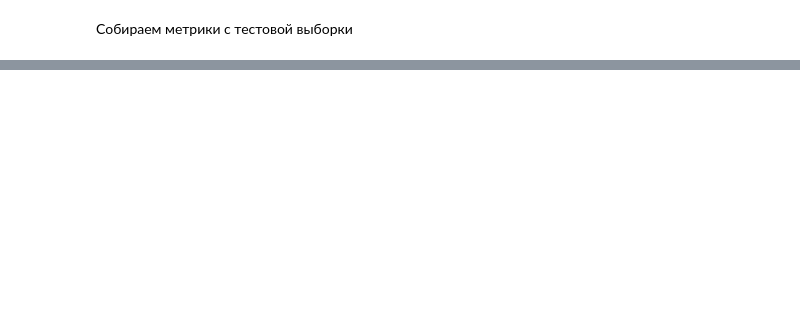
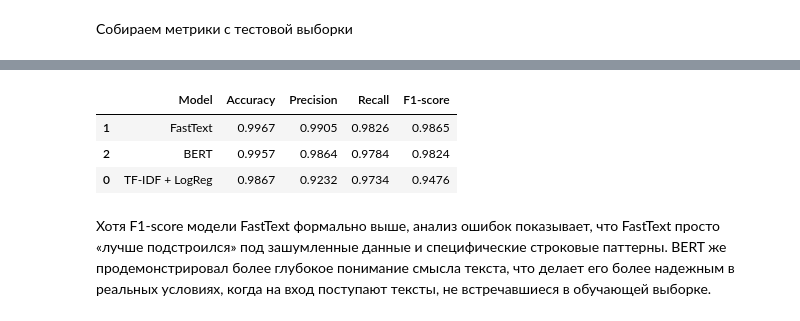
Before and after one commit to aka-iriska/text_classification, a Jupyter notebook: solution.ipynb, the cells around one changed output, grey strips where cells are left out. Cells and saved outputs as stored; diff of their text form; code cells hidden in the pictures; blank space fills up the shorter version.

```diff
--- a/solution.ipynb
+++ b/solution.ipynb
@@ -702,7 +815,7 @@ tn, fp, fn, tp = confusion_matrix(test_df['true_label'], y_pred_bert).ravel()
 precision = precision_sc(tp = tp, fp=fp)
 recall = recall_sc(tp=tp, fn=fn)
 bert_metrics = {
-    'Model': 'FastText (Autotune)', # или укажите свои параметры
+    'Model': 'BERT',
     'Accuracy': round(accuracy_sc(tp=tp, tn=tn, fp=fp, fn=fn), 4),
     'Precision': round(precision, 4),
     'Recall': round(recall, 4),
@@ -710,5 +823,5 @@ bert_metrics = {
 }
 
 results_table = pd.DataFrame([bert_metrics])
-# Выводим красивую итоговую таблицу
+
 display(results_table)
@@ -740,0 +901,18 @@ for idx, row in errors_df.sample(10, random_state=42).iterrows():
+# %%
+import pandas as pd
+
+# Собираем данные
+comparison_data = [tfidf_results,fasttext_metrics, bert_metrics]
+results_df = pd.DataFrame(comparison_data)
+
+# Сортируем по F1-score
+results_df = results_df.sort_values(by='F1-score', ascending=False)
+
+display(results_df)
+# %% [output]
+|  | Model | Accuracy | Precision | Recall | F1-score |
+| 1 | FastText | 0.9967 | 0.9905 | 0.9826 | 0.9865 |
+| 2 | BERT | 0.9957 | 0.9864 | 0.9784 | 0.9824 |
+| 0 | TF-IDF + LogReg | 0.9867 | 0.9232 | 0.9734 | 0.9476 |
+# %% [markdown]
+Хотя F1-score модели FastText формально выше, анализ ошибок показывает, что FastText просто «лучше подстроился» под зашумленные данные и специфические строковые паттерны. BERT же продемонстрировал более глубокое понимание смысла текста, что делает его более надежным в реальных условиях, когда на вход поступают тексты, не встречавшиеся в обучающей выборке.
```
Also changed, not shown: parts of 36 cells of this notebook.
